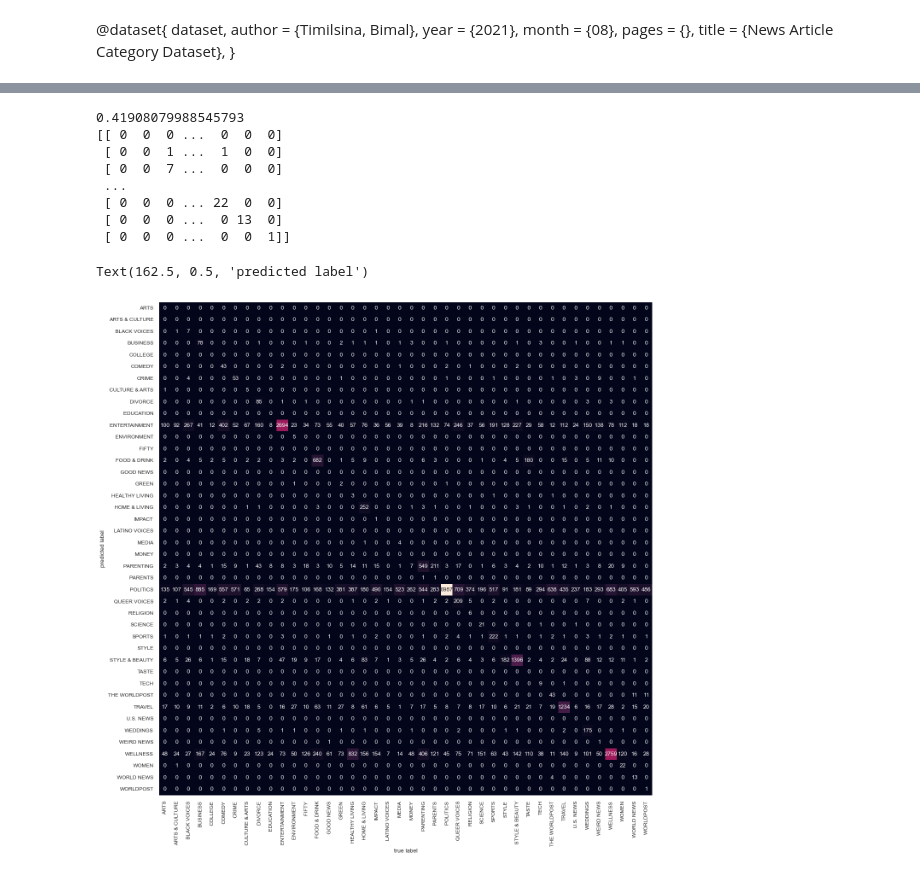
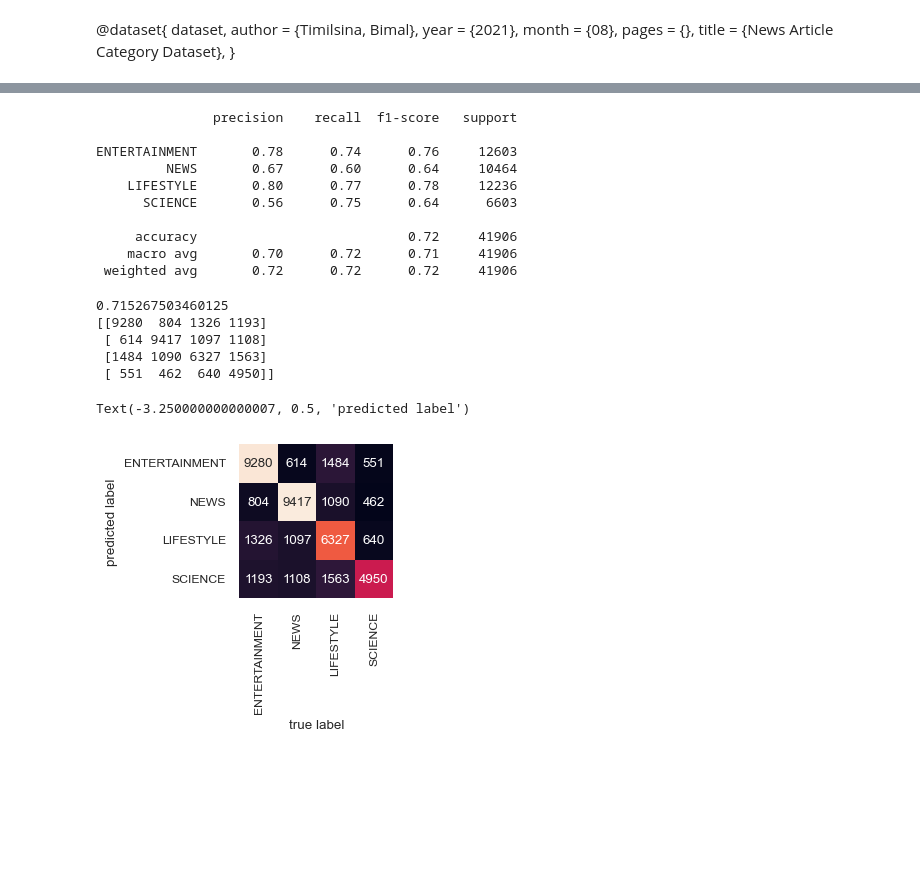
Before and after one commit to thisischrisnow/ml-news-analysis, a Jupyter notebook: notebooks/ml-news-analysis.ipynb, the cells around one changed output, grey strips where cells are left out. Cells and saved outputs as stored; diff of their text form; code cells hidden in the pictures; blank space fills up the shorter version.

```diff
--- a/notebooks/ml-news-analysis.ipynb
+++ b/notebooks/ml-news-analysis.ipynb
@@ -16,19 +26,16 @@ df['category'] = df['category'].astype('category')
 # %%
 from sklearn.model_selection import train_test_split
 
-x = df.drop('category', axis=1)
-y = df['category']
+x = df['headline']
+y = df['main_category']
 
-x_train, x_test, y_train, y_test = train_test_split(x, y, test_size=0.2)
+x_train, x_test, y_train, y_test = train_test_split(x, y, test_size=0.2, stratify=y)
 # %%
 from sklearn.feature_extraction.text import TfidfVectorizer
-from sklearn.naive_bayes import MultinomialNB
+from sklearn.linear_model import LogisticRegression
 from sklearn.pipeline import make_pipeline
 
-def identity_tokenizer(t):
-    return t
+model = make_pipeline(TfidfVectorizer(stop_words="english", lowercase=True, ngram_range=(1,2), max_features=5000), LogisticRegression(max_iter=500, class_weight='balanced'))
 
-model = make_pipeline(TfidfVectorizer(stop_words="english", lowercase=True), MultinomialNB())
-
-model.fit(x_train['headline'], y_train)
+model.fit(x_train, y_train)
 # %% [output]
@@ -37,2 +47,2 @@ Pipeline(steps=[('tfidfvectorizer', TfidfVectorizer(stop_words='english')),
 # %%
-labels = model.predict(x_test['headline'])
+labels = model.predict(x_test)
@@ -58,30 +49,42 @@ array(['WELLNESS', 'WELLNESS', 'POLITICS', ..., 'POLITICS', 'POLITICS',
 # %%
-from sklearn.metrics import confusion_matrix, f1_score
+from sklearn.metrics import confusion_matrix, f1_score, classification_report
 
-category_names = pd.unique(y_train).sort_values()
+category_names = pd.unique(y_train)
+print(classification_report(y_test, labels, target_names=category_names))
 mat = confusion_matrix(y_test, labels, labels=category_names)
 f1_score_result = f1_score(y_test, labels, average='micro')
+# %% [output]
+               precision    recall  f1-score   support
+
+ENTERTAINMENT       0.78      0.74      0.76     12603
+         NEWS       0.67      0.60      0.64     10464
+    LIFESTYLE       0.80      0.77      0.78     12236
+      SCIENCE       0.56      0.75      0.64      6603
+
+     accuracy                           0.72     41906
+    macro avg       0.70      0.72      0.71     41906
+ weighted avg       0.72      0.72      0.72     41906
 # %%
 import matplotlib.pyplot as plt
-import seaborn as sns; sns.set()
+import seaborn as sns; sns.set_theme()
+import numpy as np
+
+np.set_printoptions(threshold=1000)
 
 print(f1_score_result)
 
 print(mat)
 
-plt.rcParams.update({'font.size': 8, 'figure.figsize': [15, 15]})
+plt.rcParams.update({'font.size': 8, 'figure.figsize': [2, 2]})
 sns.set(font_scale=0.8)
 sns.heatmap(mat.T, square=True, annot=True, fmt='d', cbar=False, xticklabels=category_names, yticklabels=category_names)
 plt.xlabel('true label')
 plt.ylabel('predicted label')
 # %% [output]
-0.41908079988545793
-[[ 0  0  0 ...  0  0  0]
- [ 0  0  1 ...  1  0  0]
- [ 0  0  7 ...  0  0  0]
- ...
- [ 0  0  0 ... 22  0  0]
- [ 0  0  0 ...  0 13  0]
- [ 0  0  0 ...  0  0  1]]
+0.715267503460125
+[[9280  804 1326 1193]
+ [ 614 9417 1097 1108]
+ [1484 1090 6327 1563]
+ [ 551  462  640 4950]]
-Text(162.5, 0.5, 'predicted label')
+Text(-3.250000000000007, 0.5, 'predicted label')
-[figure, old version]
+[figure, new version]
```
Also changed, not shown: parts of 6 cells of this notebook, 1 other file.
